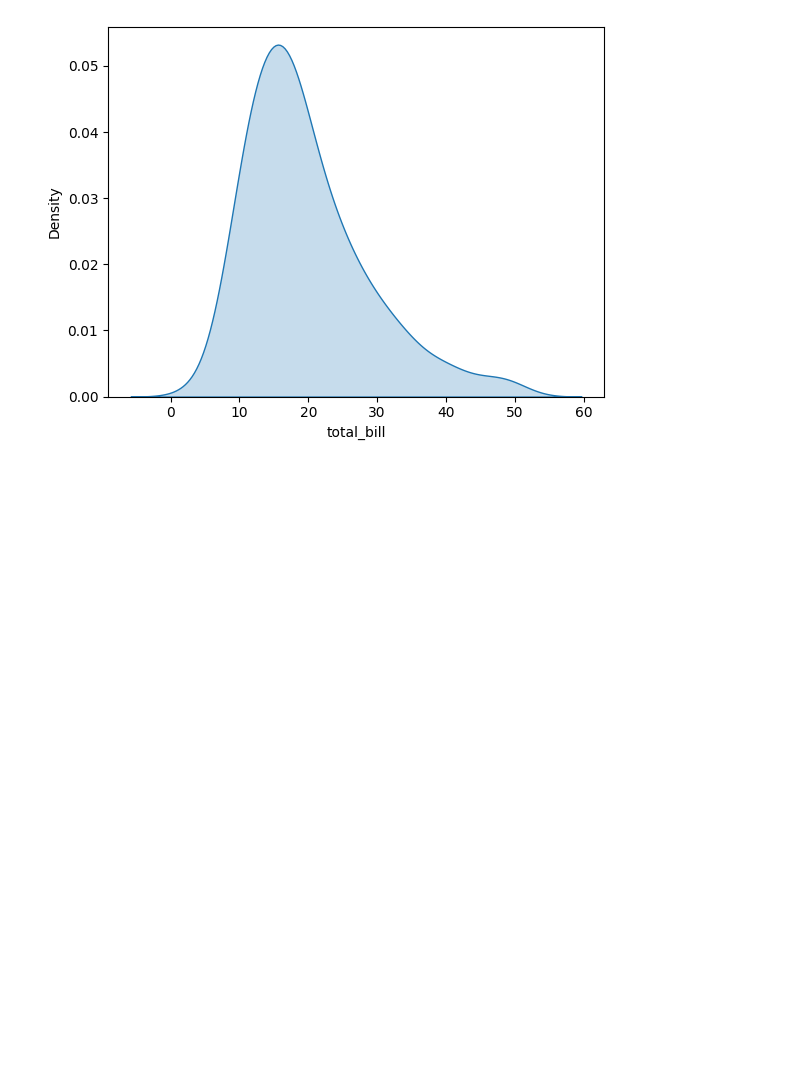
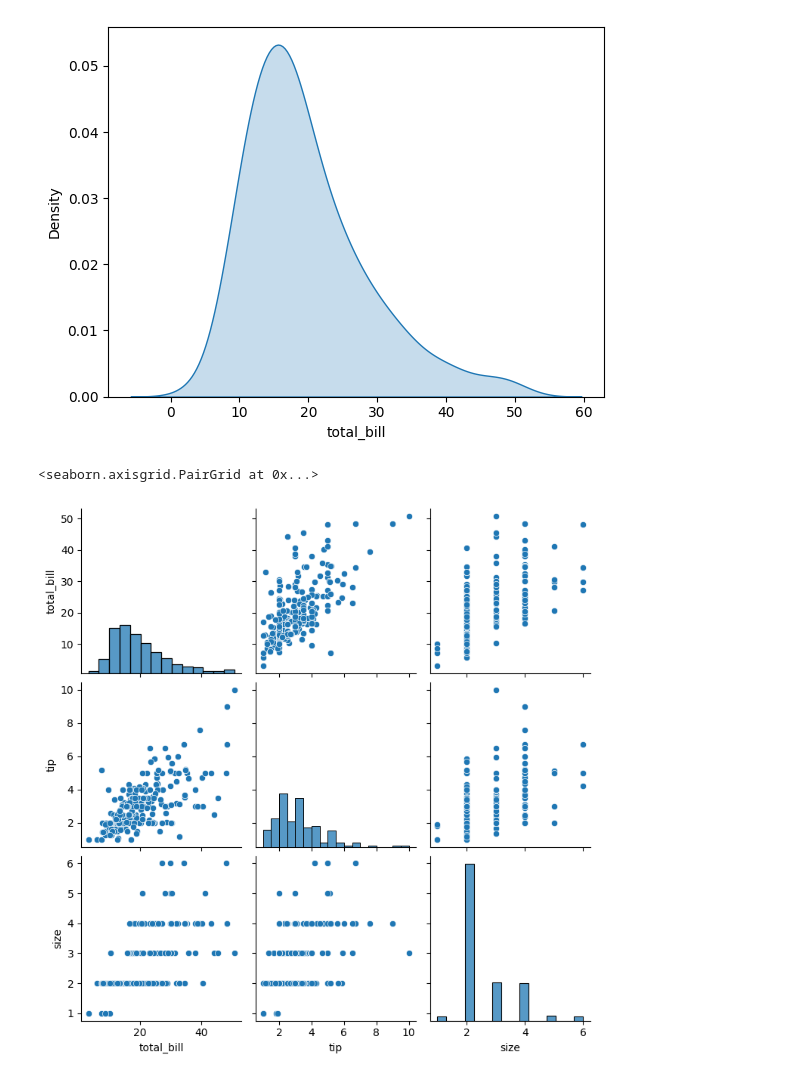
Before and after one commit to prathamxz/Data-Science-Practice, a Jupyter notebook: Python Solving/Data Analysis with Python/seaborn.ipynb, the cells around one changed output. Drawn from its saved outputs; the diff is of its cells as text; code cells hidden in the pictures; blank space fills up the shorter version.

```diff
--- a/Python Solving/Data Analysis with Python/seaborn.ipynb
+++ b/Python Solving/Data Analysis with Python/seaborn.ipynb
@@ -86,3 +86,9 @@ This will become an error in seaborn v0.14.0; please update your code.
   sns.kdeplot(tips['total_bill'],shade = 'black')
 <Axes: xlabel='total_bill', ylabel='Density'>
 [figure]
+# %%
+# Pairplot
+sns.pairplot(tips)
+# %% [output]
+<seaborn.axisgrid.PairGrid at 0x...>
+[figure, added]
```
Also changed, not shown: parts of 5 cells of this notebook.
